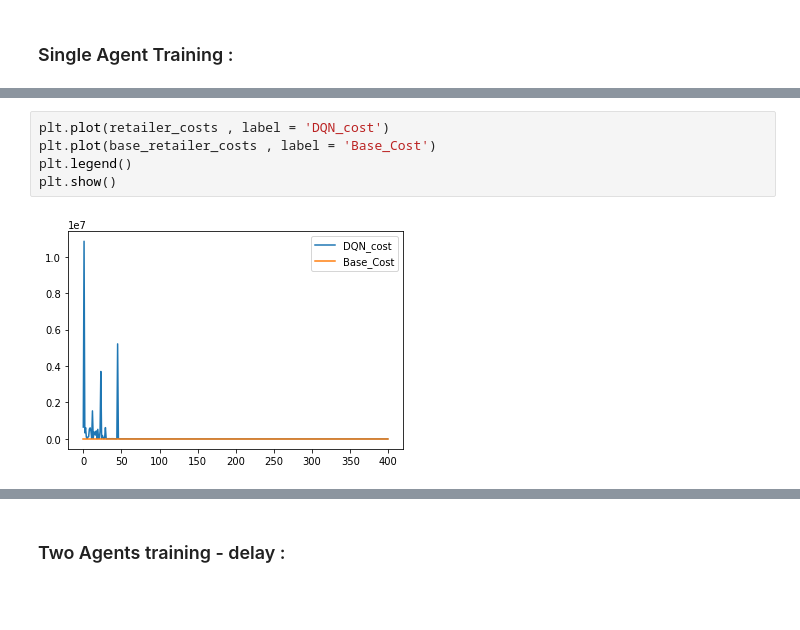
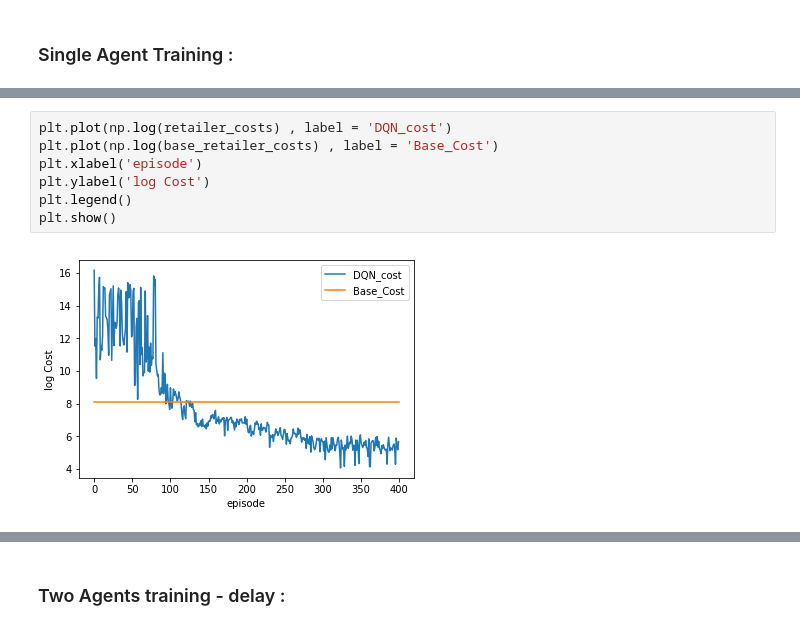
Before and after one commit to ahmedlahloum/Reinforcement-Learning-Project, a Jupyter notebook: Main_Notebook.ipynb, the cells around one changed output, grey strips where cells are left out. Saved outputs shown, nothing was run; the diff lists cells and outputs as text; blank space fills up the shorter version.

```diff
--- a/Main_Notebook.ipynb
+++ b/Main_Notebook.ipynb
@@ -688,12 +688,14 @@ EPISODE : 398
 EPISODE : 399
 Complete
 # %%
-plt.plot(retailer_costs , label = 'DQN_cost')
-plt.plot(base_retailer_costs , label = 'Base_Cost')
+plt.plot(np.log(retailer_costs) , label = 'DQN_cost')
+plt.plot(np.log(base_retailer_costs) , label = 'Base_Cost')
+plt.xlabel('episode')
+plt.ylabel('log Cost')
 plt.legend()
 plt.show()
 # %% [output]
-[figure, old version]
+[figure, new version]
 # %%
 Simulator.init_simulation(retailer_policy , opolicy , opolicy , opolicy)
 Simulator.run_simulation()
```
Also changed, not shown: parts of 16 cells of this notebook.
